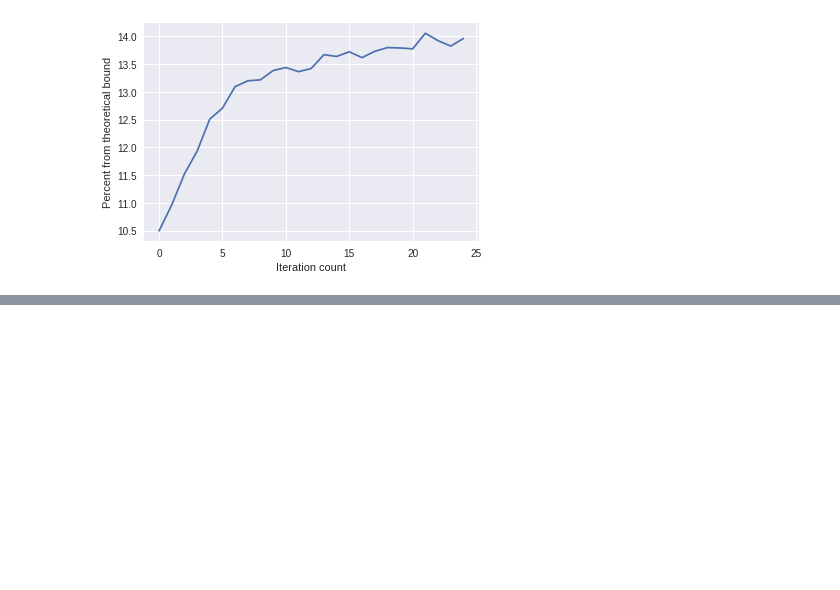
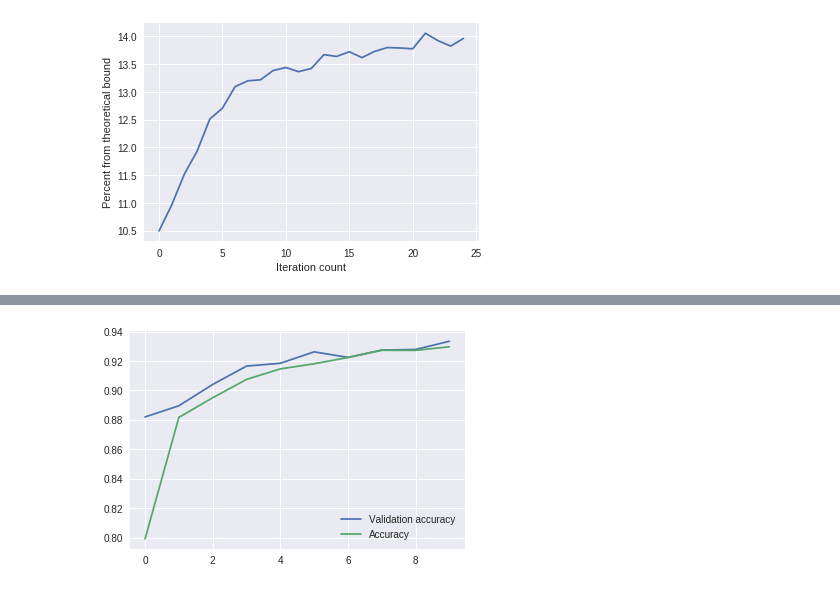
Before and after one commit to LPD-EPFL/nn-fault-tolerance, a Jupyter notebook: DropoutErrorVarianceKerasColab.ipynb, the cells around one changed output, grey strips where cells are left out. Saved outputs shown, nothing was run; the diff lists cells and outputs as text; code cells hidden in the pictures; blank space fills up the shorter version.

```diff
--- a/DropoutErrorVarianceKerasColab.ipynb
+++ b/DropoutErrorVarianceKerasColab.ipynb
@@ -374,0 +392,24 @@ Mean error 0.04869, 13.96% from theoretical, norm 2.67
+# %%
+def create_trainable_model(Ns, KLips):
+  """ Create some simple network with given dropout prob, weights and Lipschitz coefficient for sigmoid """
+
+  # creating model
+  model = Sequential()
+
+  # adding layers
+  for i in range(len(Ns) - 1):
+    # adding dense layer with sigmoid for hidden and linear for last layer
+    model.add(Dense(Ns[i + 1], input_shape = (Ns[i], ),
+                    kernel_initializer = 'random_normal',
+                    activation = get_custom_activation(KLips),
+                    bias_initializer = 'zeros'))
+
+  model.compile(loss=keras.losses.categorical_crossentropy,
+              optimizer=keras.optimizers.Adadelta(),
+              metrics=['accuracy'])
+
+  model.summary()
+  return model
+# %%
+model = create_trainable_model([28 ** 2,100,10], 1)
+history = model.fit(x_train, y_train, batch_size=100, epochs=10, verbose=1, validation_data = (x_test, y_test))
@@ -374,0 +434,8 @@ Mean error 0.04869, 13.96% from theoretical, norm 2.67
+# %%
+plt.figure()
+plt.plot(history.history['val_acc'], label = 'Validation accuracy')
+plt.plot(history.history['acc'], label = 'Accuracy')
+plt.legend()
+plt.show()
+# %% [output]
+[figure, added]
```
Also changed, not shown: parts of 7 cells of this notebook.
